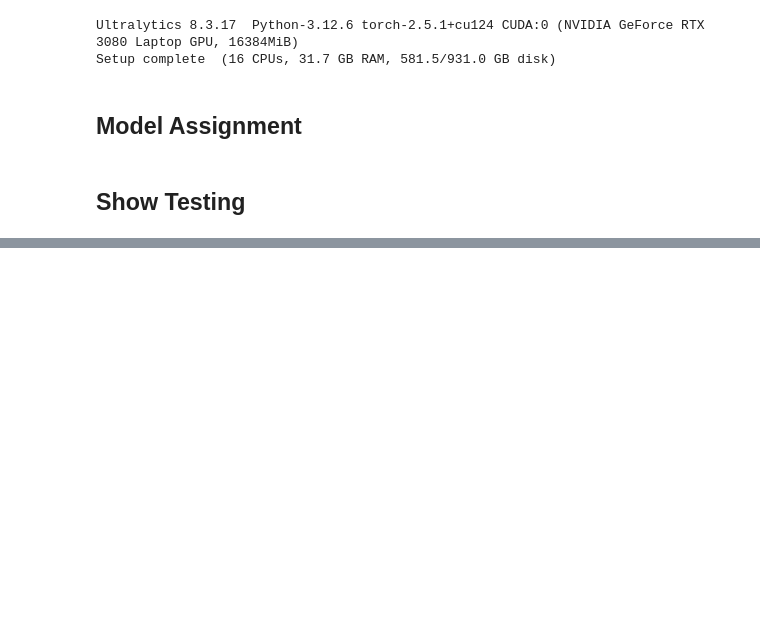
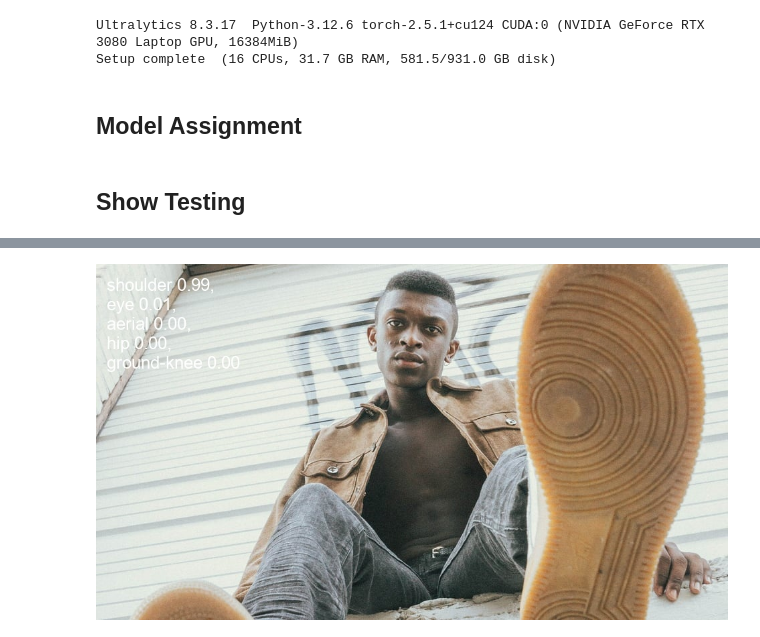
Before and after one commit to aclee5/CVProject-ShotAngle_LevelClassifier, a Jupyter notebook: ShotLevelAngleClassifier.ipynb, the cells around one changed output, grey strips where cells are left out. Drawn from its saved outputs; the diff is of its cells as text; code cells hidden in the pictures; blank space fills up the shorter version.

```diff
--- a/ShotLevelAngleClassifier.ipynb
+++ b/ShotLevelAngleClassifier.ipynb
@@ -92,0 +101,4 @@ Results saved to runs\classify\predict5
+# %%
+Image.open('runs/classify/predict5/Blog-March-LowAngle.jpg')
+# %% [output]
+[figure, added]
```
Also changed, not shown: parts of 5 cells of this notebook, 5 other files.
